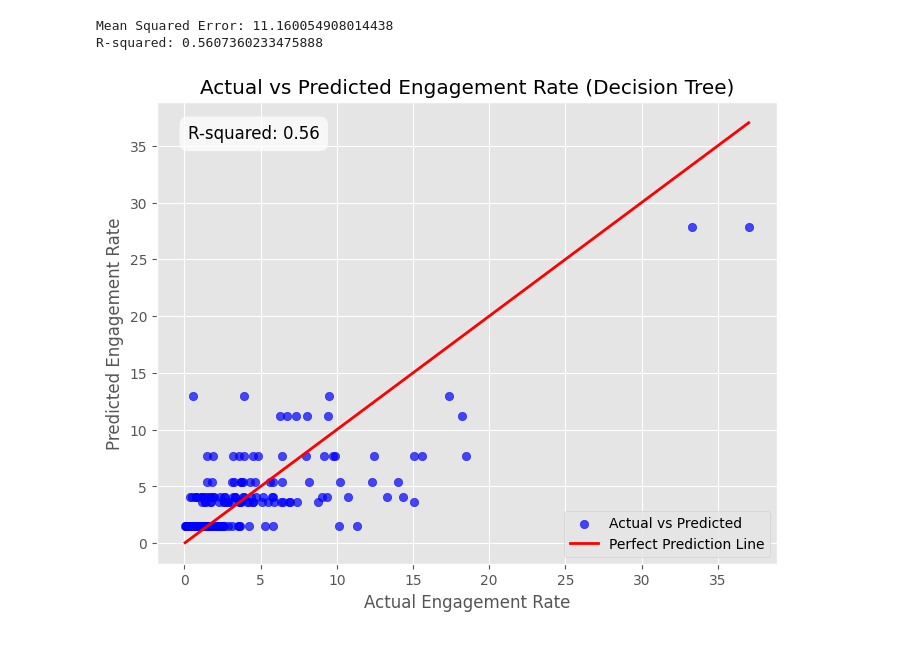
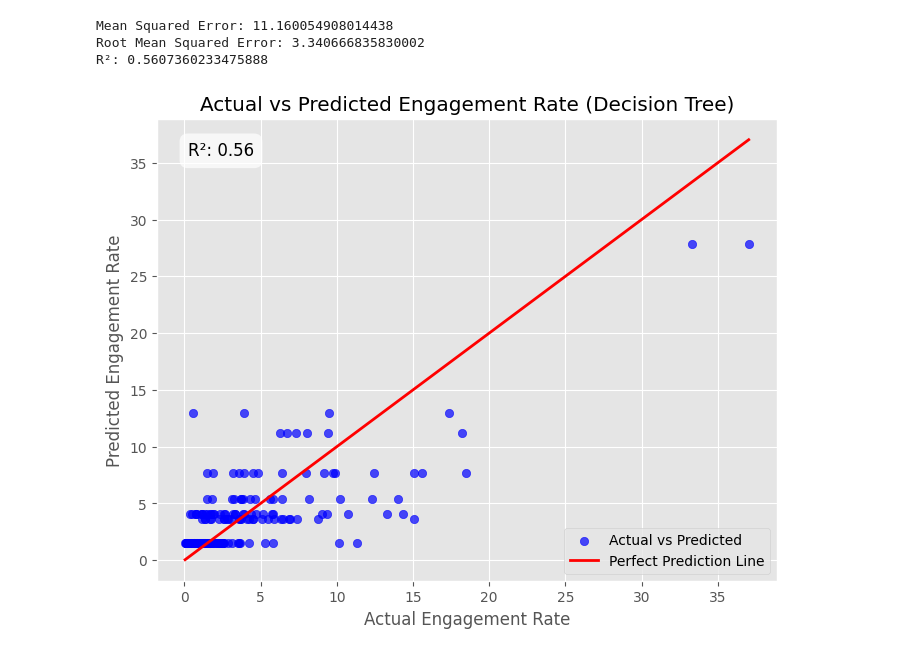
Before and after one commit to gamakagami/FoDS-FinalProject, a Jupyter notebook: machine learning/final/ML_merged_final.ipynb, the cells around one changed output. Drawn from its saved outputs; the diff is of its cells as text; code cells hidden in the pictures.

```diff
--- a/machine learning/final/ML_merged_final.ipynb
+++ b/machine learning/final/ML_merged_final.ipynb
@@ -25,44 +25,45 @@ model = DecisionTreeRegressor(max_depth=3,  min_samples_leaf=5,   # Minimum samp
 
     random_state=42)
 
-
-
 model.fit(X_train, y_train)
 
 # Make predictions on the test set
 y_pred = model.predict(X_test)
 
-# Evaluate the model
+# Evaluate model
 mse = mean_squared_error(y_test, y_pred)
+rmse = np.sqrt(mse)  # RMSE is the square root of MSE
 r2 = r2_score(y_test, y_pred)
 
 print(f'Mean Squared Error: {mse}')
-print(f'R-squared: {r2}')
+print(f'Root Mean Squared Error: {rmse}')
+print(f'R²: {r2}')
 
 # Plotting Actual vs Predicted
 plt.figure(figsize=(8, 6))
 plt.scatter(y_test, y_pred, color='blue', alpha=0.7, label='Actual vs Predicted')
 
 # Perfect prediction line (where predicted = actual)
 plt.plot([y_test.min(), y_test.max()], [y_test.min(), y_test.max()], color='red', linewidth=2, label='Perfect Prediction Line')
 
 # Adding R-squared to the plot
-plt.text(0.05, 0.95, f'R-squared: {r2:.2f}', horizontalalignment='left', verticalalignment='top',
+plt.text(0.05, 0.95, f'R²: {r2:.2f}', horizontalalignment='left', verticalalignment='top',
          transform=plt.gca().transAxes, fontsize=12, color='black', bbox=dict(facecolor='white', alpha=0.7, edgecolor='none', boxstyle='round,pad=0.5'))
 
 # Labeling axes
 plt.title('Actual vs Predicted Engagement Rate (Decision Tree)')
 plt.xlabel('Actual Engagement Rate')  # Actual values
 plt.ylabel('Predicted Engagement Rate')  # Predicted values
 
 # Display legend and grid
 plt.legend()
 plt.grid(True)
 plt.show()
 # %% [output]
 Mean Squared Error: 11.160054908014438
-R-squared: 0.5607360233475888
+Root Mean Squared Error: 3.340666835830002
+R²: 0.5607360233475888
-[figure, old version]
+[figure, new version]
 # %%
 from sklearn.ensemble import GradientBoostingRegressor
 from sklearn.model_selection import GridSearchCV
```
Also changed, not shown: parts of 7 cells of this notebook.
